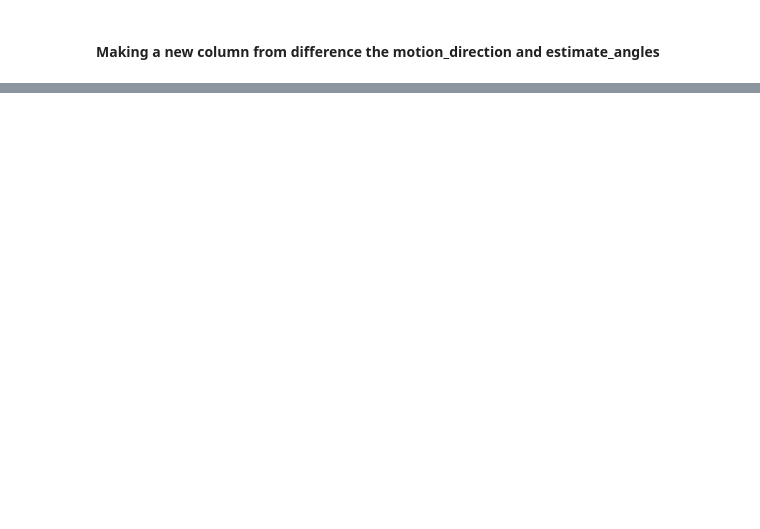
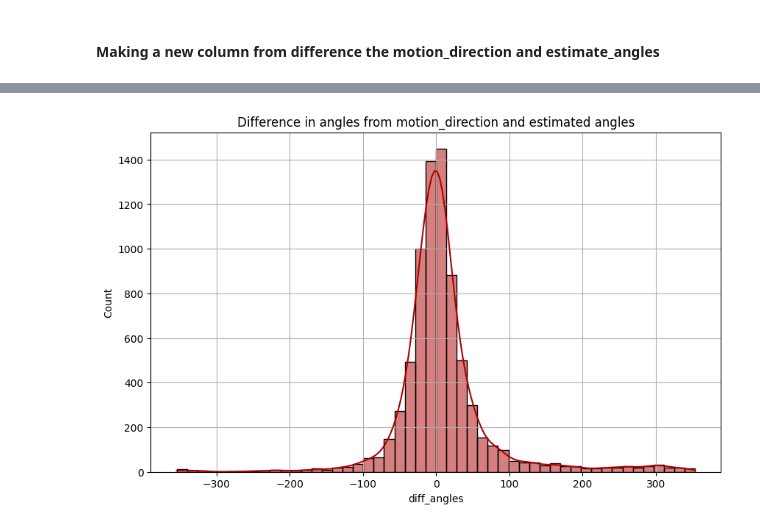
Before and after one commit to lucasbaldezzari/babesbayes-nma, a Jupyter notebook: coding/Issue1_Chloe_idea.ipynb, the cells around one changed output, grey strips where cells are left out. Saved outputs shown, nothing was run; the diff lists cells and outputs as text; code cells hidden in the pictures; blank space fills up the shorter version.

```diff
--- a/coding/Issue1_Chloe_idea.ipynb
+++ b/coding/Issue1_Chloe_idea.ipynb
@@ -120 +151,10 @@ max       530.285424
 Name: diff_angles, dtype: float64
+# %%
+##plotting angle distribution
+plt.figure(figsize=(10,6))
+sns.histplot(data_s6['diff_angles'], bins=50, kde=True, color='#af0000', alpha=0.5)
+plt.title('Difference in angles from motion_direction and estimated angles')
+plt.grid()
+plt.show()
+# %% [output]
+[figure, added]
```
Also changed, not shown: parts of 9 cells of this notebook.
